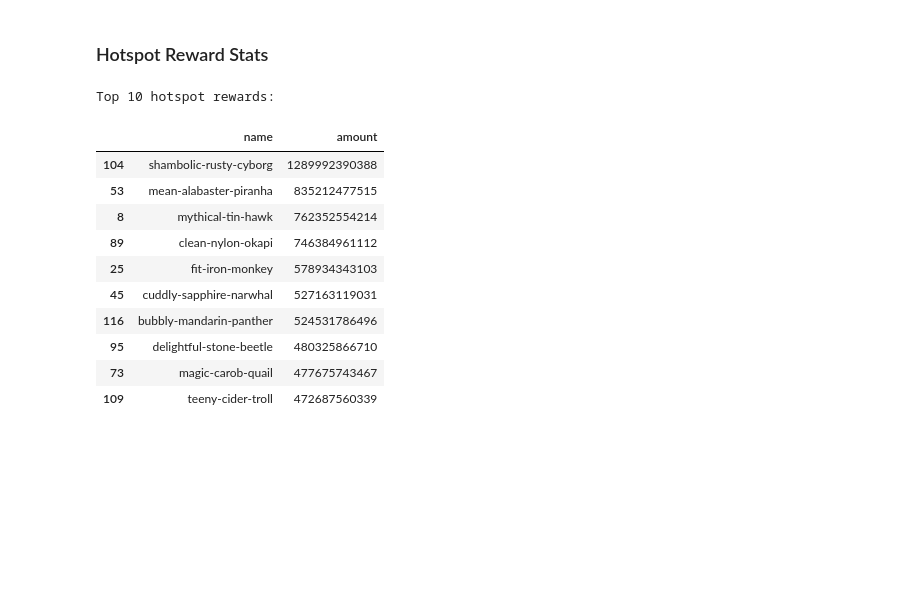
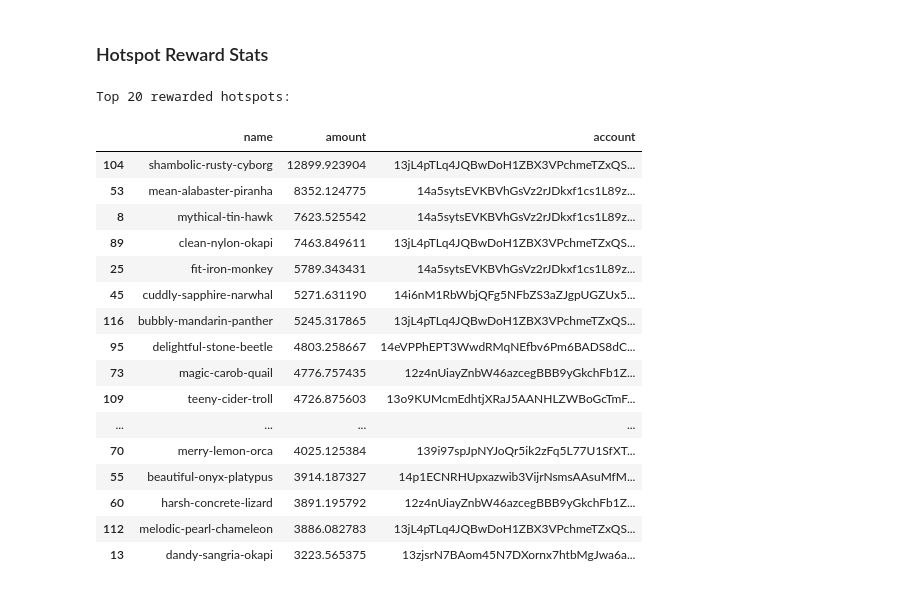
Before and after one commit to helium/blockchain-stats, a Jupyter notebook: stats.ipynb, the cells around one changed output. Saved outputs shown, nothing was run; the diff lists cells and outputs as text; code cells hidden in the pictures; blank space fills up the shorter version.

```diff
--- a/stats.ipynb
+++ b/stats.ipynb
@@ -32,7 +32,7 @@ Loading BokehJS ...
 API = 'http://52.53.163.242/api/'
 NUM_CHALLENGES = 100
 NUM_BLOCKS = 100
-TOP = 10
+TOP = 20
 animalhash = js2py.require('angry-purple-tiger')
 MAX_WORKERS = 8
 REWARD_LIMIT = 500
@@ -268,25 +280,32 @@ Entirely dud challenges since past 100 challenges: 14
 # %%
 rewards = get_rewards(API, hdf['address'].values)
 # %%
-rdf = pd.DataFrame(rewards)[['gateway', 'amount']]
+rdf = pd.DataFrame(rewards)[['gateway', 'amount', 'account']]
 # %%
-g1 = rdf.groupby('gateway').sum().reset_index()
+g1 = rdf.groupby(['gateway', 'account']).sum().reset_index()
 g1['name'] = g1.apply(lambda row: '-'.join(animalhash(row.gateway).lower().split()), axis=1)
+g1['amount'] = g1.apply(lambda row: row.amount/100000000, axis=1)
 # %%
-print(f'Top {TOP} hotspot rewards:')
-g1.sort_values('amount', ascending=False)[['name', 'amount']].head(TOP)
+print(f'Top {TOP} rewarded hotspots:')
+g1.sort_values('amount', ascending=False)[['name', 'amount', 'account']].head(TOP)
 # %% [output]
-Top 10 hotspot rewards:
+Top 20 rewarded hotspots:
-|  | name | amount |
-| 104 | shambolic-rusty-cyborg | 1289992390388 |
-| 53 | mean-alabaster-piranha | 835212477515 |
-| 8 | mythical-tin-hawk | 762352554214 |
-| 89 | clean-nylon-okapi | 746384961112 |
-| 25 | fit-iron-monkey | 578934343103 |
-| 45 | cuddly-sapphire-narwhal | 527163119031 |
-| 116 | bubbly-mandarin-panther | 524531786496 |
-| 95 | delightful-stone-beetle | 480325866710 |
-| 73 | magic-carob-quail | 477675743467 |
-| 109 | teeny-cider-troll | 472687560339 |
+|  | name | amount | account |
+| 104 | shambolic-rusty-cyborg | 12899.923904 | 13jL4pTLq4JQBwDoH1ZBX3VPchmeTZxQS... |
+| 53 | mean-alabaster-piranha | 8352.124775 | 14a5sytsEVKBVhGsVz2rJDkxf1cs1L89z... |
+| 8 | mythical-tin-hawk | 7623.525542 | 14a5sytsEVKBVhGsVz2rJDkxf1cs1L89z... |
+| 89 | clean-nylon-okapi | 7463.849611 | 13jL4pTLq4JQBwDoH1ZBX3VPchmeTZxQS... |
+| 25 | fit-iron-monkey | 5789.343431 | 14a5sytsEVKBVhGsVz2rJDkxf1cs1L89z... |
+| 45 | cuddly-sapphire-narwhal | 5271.631190 | 14i6nM1RbWbjQFg5NFbZS3aZJgpUGZUx5... |
+| 116 | bubbly-mandarin-panther | 5245.317865 | 13jL4pTLq4JQBwDoH1ZBX3VPchmeTZxQS... |
+| 95 | delightful-stone-beetle | 4803.258667 | 14eVPPhEPT3WwdRMqNEfbv6Pm6BADS8dC... |
+| 73 | magic-carob-quail | 4776.757435 | 12z4nUiayZnbW46azcegBBB9yGkchFb1Z... |
+| 109 | teeny-cider-troll | 4726.875603 | 13o9KUMcmEdhtjXRaJ5AANHLZWBoGcTmF... |
+| ... | ... | ... | ... |
+| 70 | merry-lemon-orca | 4025.125384 | 139i97spJpNYJoQr5ik2zFq5L77U1SfXT... |
+| 55 | beautiful-onyx-platypus | 3914.187327 | 14p1ECNRHUpxazwib3VijrNsmsAAsuMfM... |
+| 60 | harsh-concrete-lizard | 3891.195792 | 12z4nUiayZnbW46azcegBBB9yGkchFb1Z... |
+| 112 | melodic-pearl-chameleon | 3886.082783 | 13jL4pTLq4JQBwDoH1ZBX3VPchmeTZxQS... |
+| 13 | dandy-sangria-okapi | 3223.565375 | 13zjsrN7BAom45N7DXornx7htbMgJwa6a... |
 # %%
 source = ColumnDataSource(g1)
```
Also changed, not shown: parts of 8 cells of this notebook.
